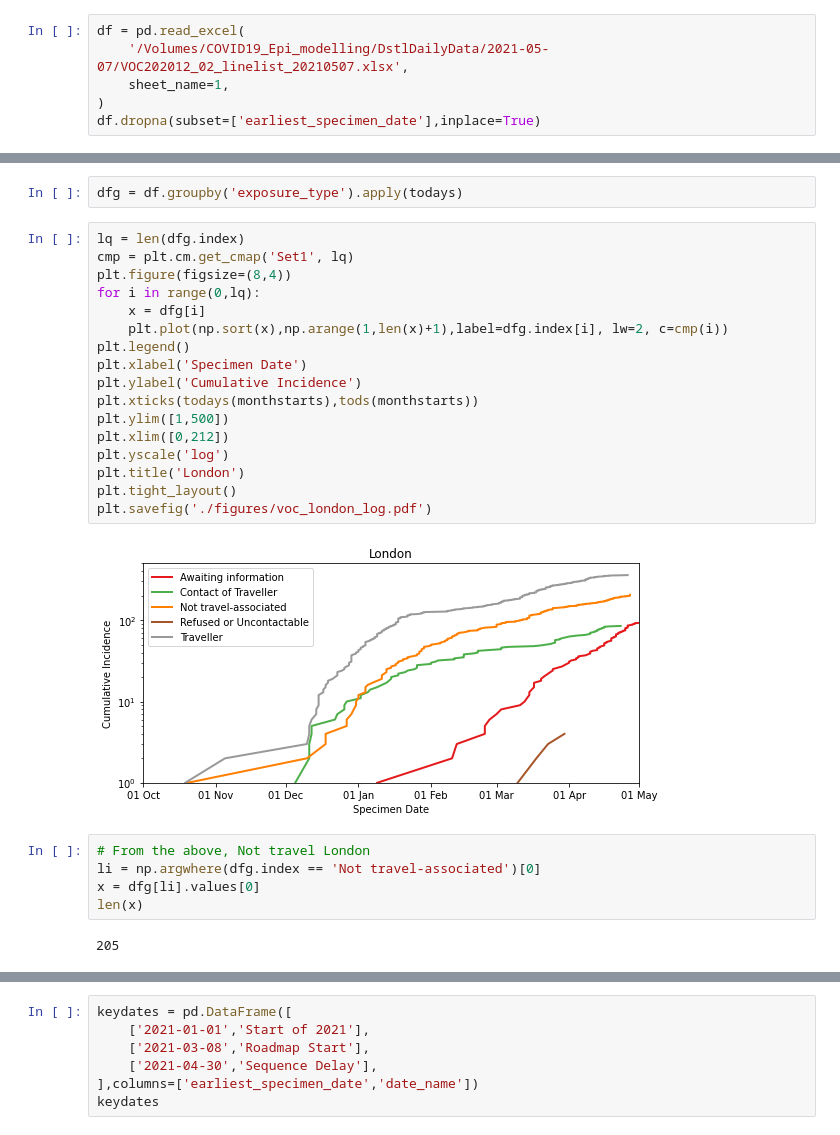
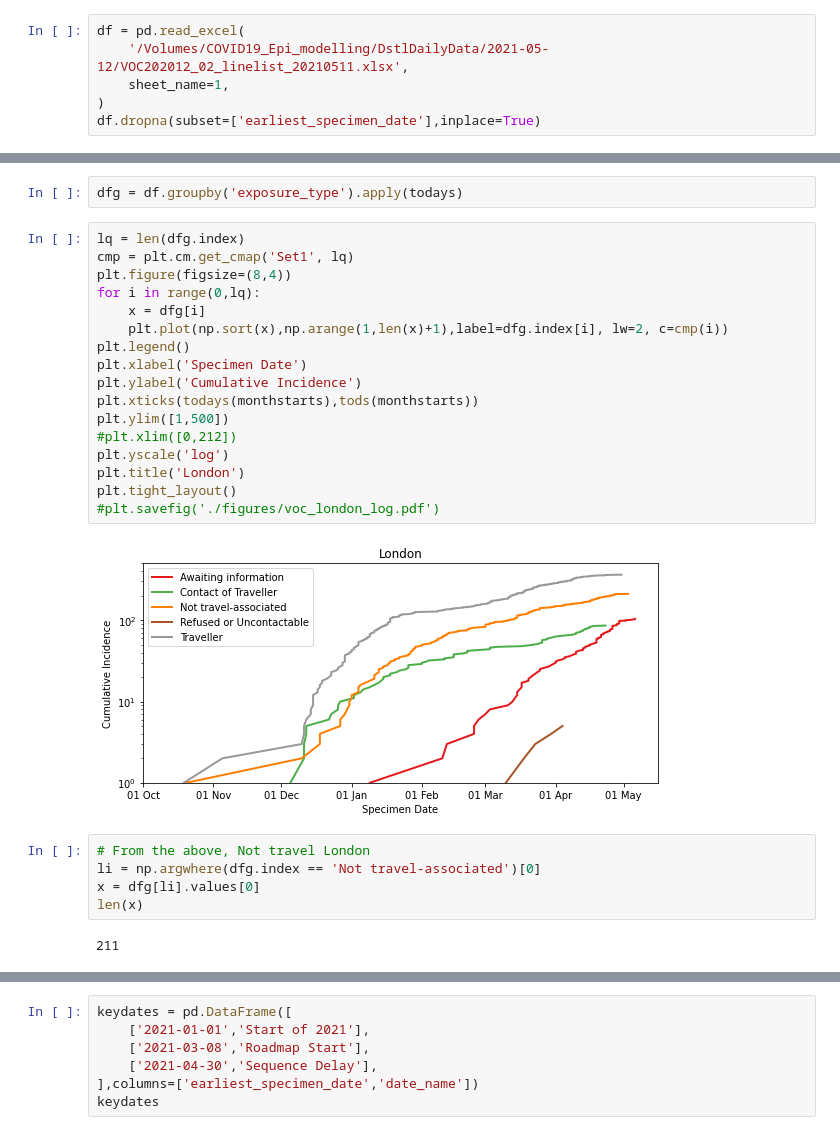
Before and after one commit to JCurran-Sebastian/BPs_for_VoC, a Jupyter notebook: voc_data.ipynb, the cells around one changed output, grey strips where cells are left out. Drawn from its saved outputs; the diff is of its cells as text.

```diff
--- a/voc_data.ipynb
+++ b/voc_data.ipynb
@@ -24,7 +23,7 @@ import scipy.optimize as op
 from numpy import linalg as LA
 # %%
 df = pd.read_excel(
-    '/Volumes/COVID19_Epi_modelling/DstlDailyData/2021-05-07/VOC202012_02_linelist_20210507.xlsx',
+    '/Volumes/COVID19_Epi_modelling/DstlDailyData/2021-05-12/VOC202012_02_linelist_20210511.xlsx',
     sheet_name=1,
 )
 df.dropna(subset=['earliest_specimen_date'],inplace=True)
@@ -115,29 +114,29 @@ dfg = df.groupby('exposure_type').apply(todays)
 # %%
 lq = len(dfg.index)
 cmp = plt.cm.get_cmap('Set1', lq)
 plt.figure(figsize=(8,4))
 for i in range(0,lq):
     x = dfg[i]
     plt.plot(np.sort(x),np.arange(1,len(x)+1),label=dfg.index[i], lw=2, c=cmp(i))
 plt.legend()
 plt.xlabel('Specimen Date')
 plt.ylabel('Cumulative Incidence')
 plt.xticks(todays(monthstarts),tods(monthstarts))
 plt.ylim([1,500])
-plt.xlim([0,212])
+#plt.xlim([0,212])
 plt.yscale('log')
 plt.title('London')
 plt.tight_layout()
-plt.savefig('./figures/voc_london_log.pdf')
+#plt.savefig('./figures/voc_london_log.pdf')
 # %% [output]
-[figure, old version]
+[figure, new version]
 # %%
 # From the above, Not travel London
 li = np.argwhere(dfg.index == 'Not travel-associated')[0]
 x = dfg[li].values[0]
 len(x)
 # %% [output]
-205
+211
 # %%
 def mymu(x,tt,n):
     mu = np.concatenate([
```
Also changed, not shown: parts of 24 cells of this notebook, 1 other file.
